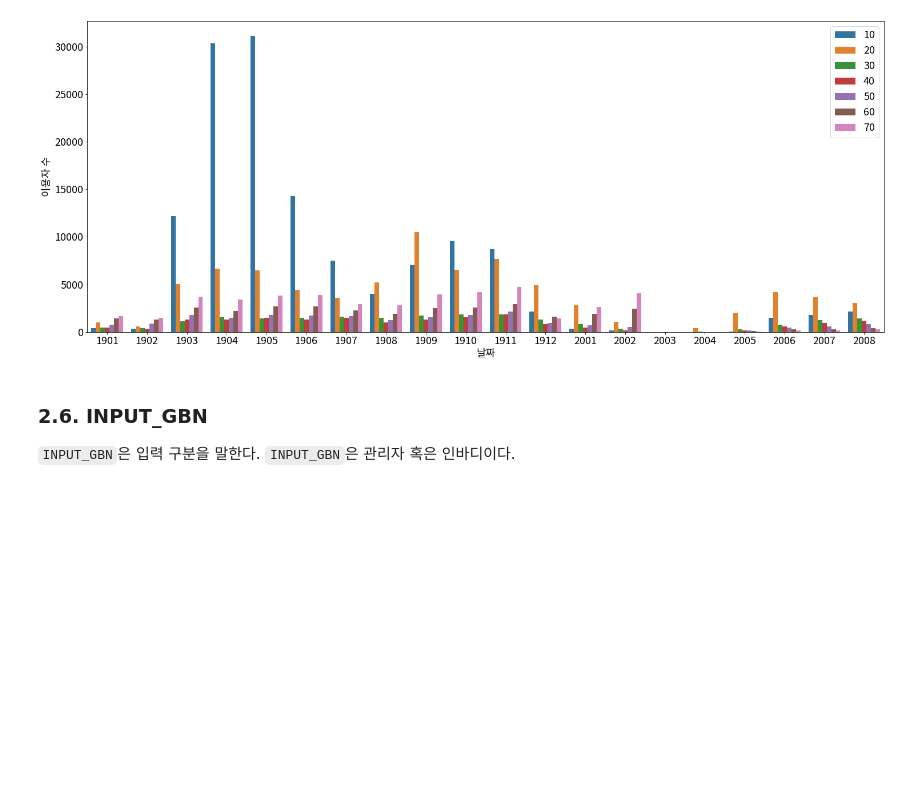
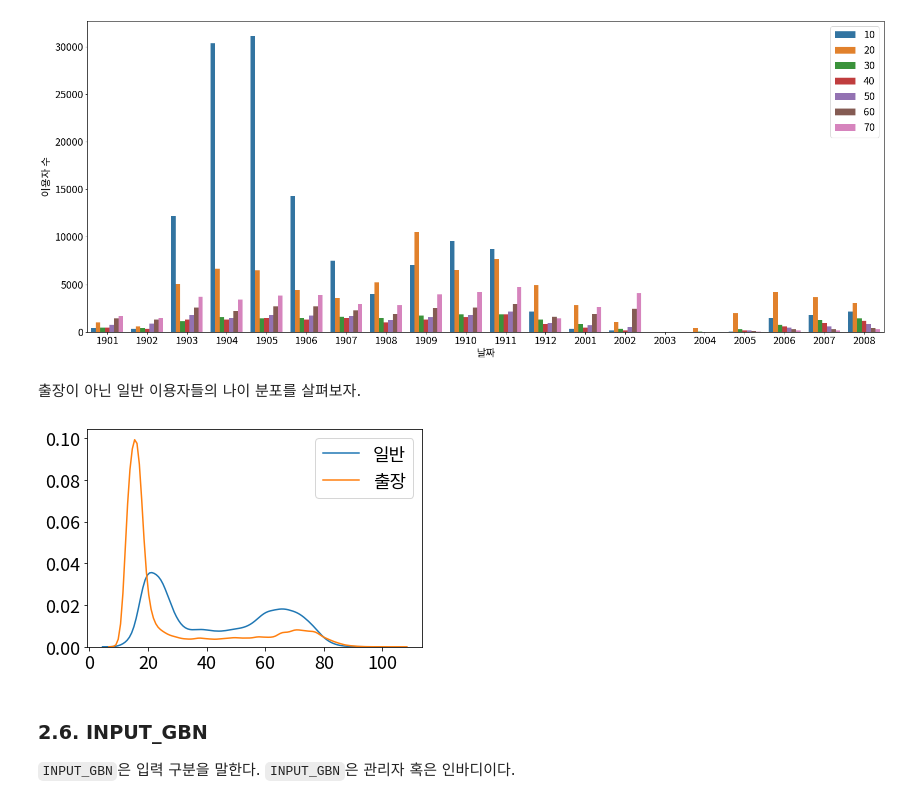
Before and after one commit to CoodingPenguin/data-contest-collection, a Jupyter notebook: sports-data-application-contest-2020/체력인증센터이용자현황.ipynb, the cells around one changed output. Saved outputs shown, nothing was run; the diff lists cells and outputs as text; code cells hidden in the pictures; blank space fills up the shorter version.

```diff
--- a/sports-data-application-contest-2020/체력인증센터이용자현황.ipynb
+++ b/sports-data-application-contest-2020/체력인증센터이용자현황.ipynb
@@ -809,6 +809,17 @@ plt.legend()
 plt.show()
 # %% [output]
 [figure]
+# %% [markdown]
+출장이 아닌 일반 이용자들의 나이 분포를 살펴보자.
+# %%
+personals = sttus_merged[sttus_merged.TEST_GBN=='일반']
+trips = sttus_merged[sttus_merged.TEST_GBN=='출장']
+sns.kdeplot(personals['TEST_AGE'])
+sns.kdeplot(trips['TEST_AGE'])
+plt.legend(['일반', '출장'])
+plt.show()
+# %% [output]
+[figure, added]
 # %% [markdown]
 ### 2.6. INPUT_GBN
 `INPUT_GBN`은 입력 구분을 말한다. `INPUT_GBN`은 관리자 혹은 인바디이다.
```
Also changed, not shown: parts of 21 cells of this notebook.
